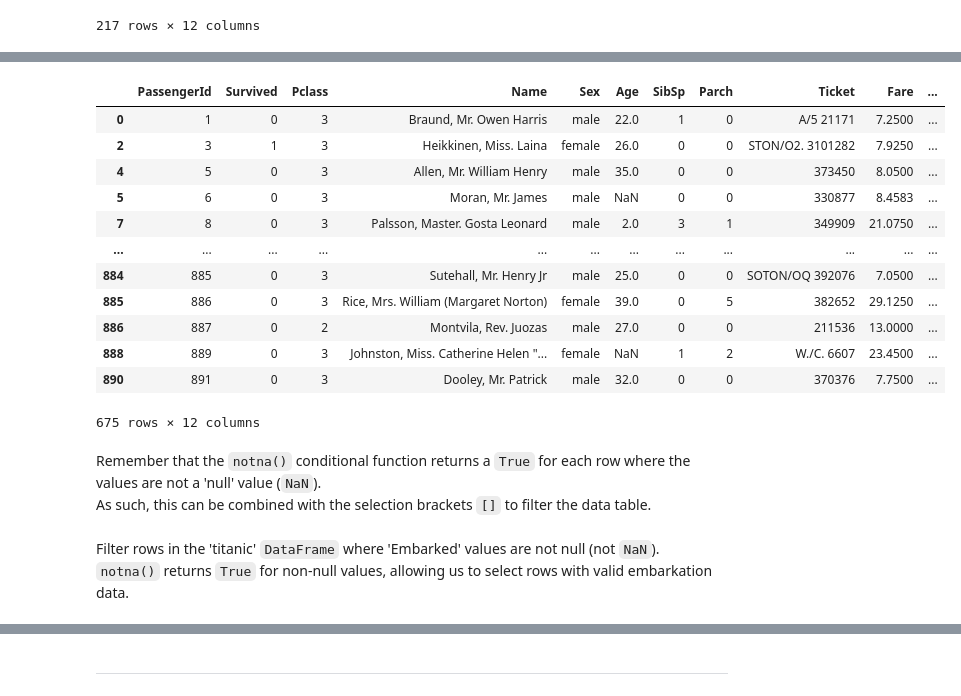
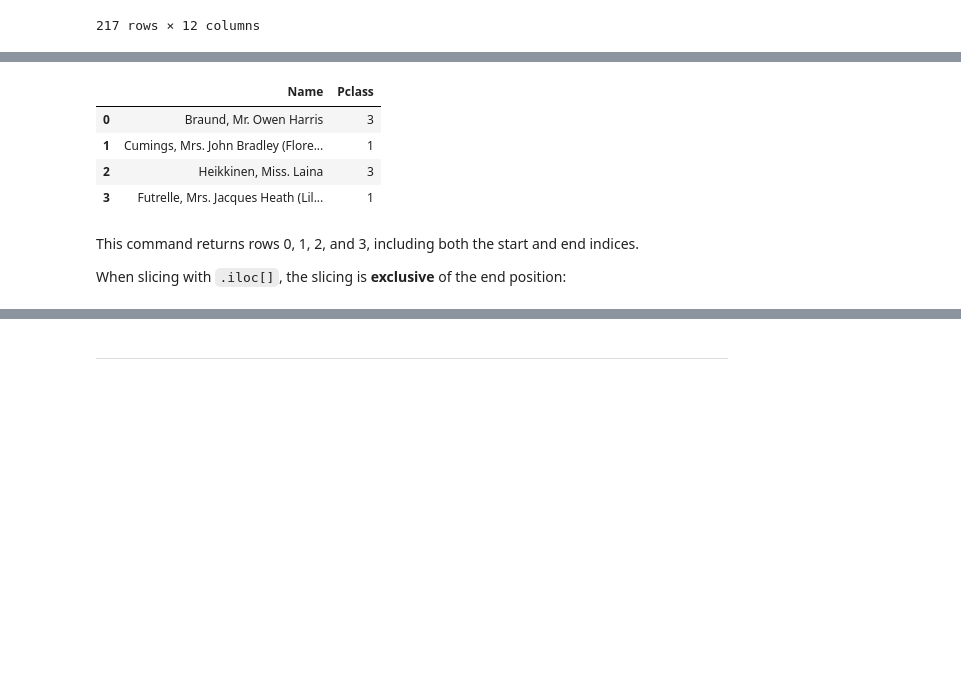
Before and after one commit to KUBDatalab/python, a Jupyter notebook: _sources/docs/pandas/03_pandas_subsets.ipynb, the cells around one changed output, grey strips where cells are left out. Saved outputs shown, nothing was run; the diff lists cells and outputs as text; code cells hidden in the pictures; blank space fills up the shorter version.

```diff
--- a/_sources/docs/pandas/03_pandas_subsets.ipynb
+++ b/_sources/docs/pandas/03_pandas_subsets.ipynb
@@ -200,25 +241,15 @@ The following code uses boolean indexing with logical OR (`|`) to create a mask,
 # %%
-# Filter rows in the 'titanic' DataFrame where the 'Pclass' column values are either 2 or 3.
+# Select rows 0 through 3 (inclusive) and columns 'Name' and 'Pclass'.
 
-titanic[(titanic['Pclass'] == 2) | (titanic['Pclass'] == 3)]
+titanic.loc[0:3, ['Name', 'Pclass']]
 # %% [output]
-|  | PassengerId | Survived | Pclass | Name | Sex | Age | SibSp | Parch | Ticket | Fare | ... |
-| 0 | 1 | 0 | 3 | Braund, Mr. Owen Harris | male | 22.0 | 1 | 0 | A/5 21171 | 7.2500 | ... |
-| 2 | 3 | 1 | 3 | Heikkinen, Miss. Laina | female | 26.0 | 0 | 0 | STON/O2. 3101282 | 7.9250 | ... |
-| 4 | 5 | 0 | 3 | Allen, Mr. William Henry | male | 35.0 | 0 | 0 | 373450 | 8.0500 | ... |
-| 5 | 6 | 0 | 3 | Moran, Mr. James | male | NaN | 0 | 0 | 330877 | 8.4583 | ... |
-| 7 | 8 | 0 | 3 | Palsson, Master. Gosta Leonard | male | 2.0 | 3 | 1 | 349909 | 21.0750 | ... |
-| ... | ... | ... | ... | ... | ... | ... | ... | ... | ... | ... | ... |
-| 884 | 885 | 0 | 3 | Sutehall, Mr. Henry Jr | male | 25.0 | 0 | 0 | SOTON/OQ 392076 | 7.0500 | ... |
-| 885 | 886 | 0 | 3 | Rice, Mrs. William (Margaret Norton) | female | 39.0 | 0 | 5 | 382652 | 29.1250 | ... |
-| 886 | 887 | 0 | 2 | Montvila, Rev. Juozas | male | 27.0 | 0 | 0 | 211536 | 13.0000 | ... |
-| 888 | 889 | 0 | 3 | Johnston, Miss. Catherine Helen "... | female | NaN | 1 | 2 | W./C. 6607 | 23.4500 | ... |
-| 890 | 891 | 0 | 3 | Dooley, Mr. Patrick | male | 32.0 | 0 | 0 | 370376 | 7.7500 | ... |
+|  | Name | Pclass |
+| 0 | Braund, Mr. Owen Harris | 3 |
+| 1 | Cumings, Mrs. John Bradley (Flore... | 1 |
+| 2 | Heikkinen, Miss. Laina | 3 |
+| 3 | Futrelle, Mrs. Jacques Heath (Lil... | 1 |
-675 rows × 12 columns
 # %% [markdown]
-Remember that the `notna()` conditional function returns a `True` for each row where the values are not a 'null' value (`NaN`).\
-As such, this can be combined with the selection brackets `[]` to filter the data table.
+This command returns rows 0, 1, 2, and 3, including both the start and end indices.
+
+When slicing with `.iloc[]`, the slicing is **exclusive** of the end position:
-# %% [markdown]
-Filter rows in the 'titanic' `DataFrame` where 'Embarked' values are not null (not `NaN`).\
-`notna()` returns `True` for non-null values, allowing us to select rows with valid embarkation data.
 # %%
```
Also changed, not shown: parts of 33 cells of this notebook, 13 other files.
